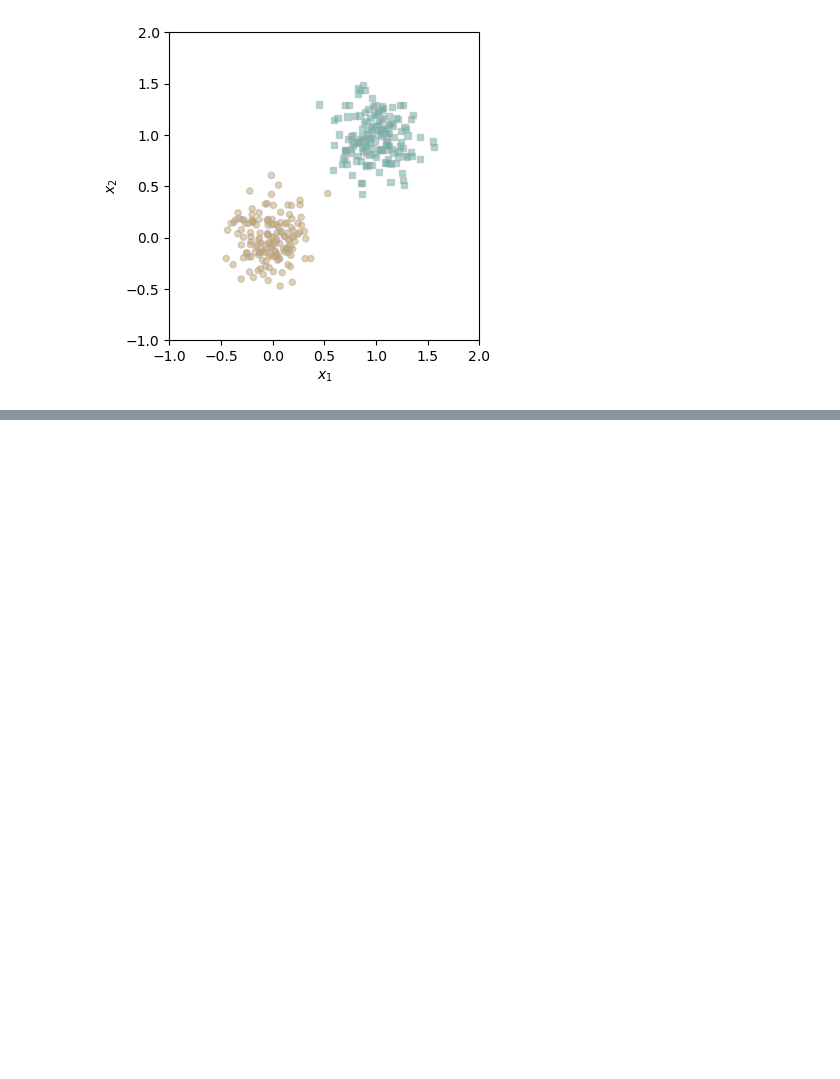
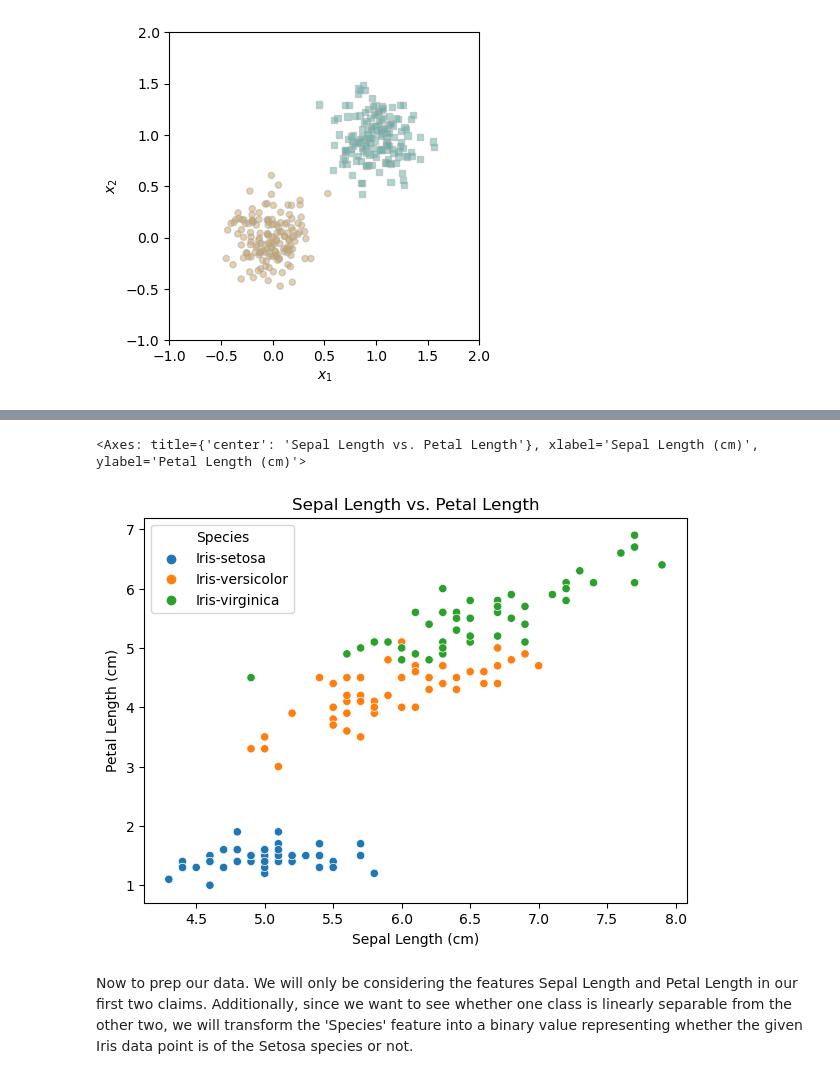
Before and after one commit to opfleet/opfleet.github.io, a Jupyter notebook: posts/PerceptronPost/index.ipynb, the cells around one changed output, grey strips where cells are left out. Saved outputs shown, nothing was run; the diff lists cells and outputs as text; code cells hidden in the pictures; blank space fills up the shorter version.

```diff
--- a/posts/PerceptronPost/index.ipynb
+++ b/posts/PerceptronPost/index.ipynb
@@ -103,0 +106,4 @@ labs = plt.gca().set(xlabel = "Perceptron Iteration (Updates Only)", ylabel = "l
+# %%
+import pandas as pd
+df = pd.read_csv('Iris.csv')
+print(df.head())
@@ -103,0 +122,9 @@ labs = plt.gca().set(xlabel = "Perceptron Iteration (Updates Only)", ylabel = "l
+# %%
+plot1 = sns.scatterplot(data= df, x= 'SepalLengthCm', y= 'PetalLengthCm', hue= 'Species')
+plot1.set(xlabel= 'Sepal Length (cm)', ylabel= 'Petal Length (cm)', title= "Sepal Length vs. Petal Length")
+plot1
+# %% [output]
+<Axes: title={'center': 'Sepal Length vs. Petal Length'}, xlabel='Sepal Length (cm)', ylabel='Petal Length (cm)'>
+[figure, added]
+# %% [markdown]
+Now to prep our data. We will only be considering the features Sepal Length and Petal Length in our first two claims. Additionally, since we want to see whether one class is linearly separable from the other two, we will transform the 'Species' feature into a binary value representing whether the given Iris data point is of the Setosa species or not.
```
Also changed, not shown: parts of 14 cells of this notebook, 5 other files.
